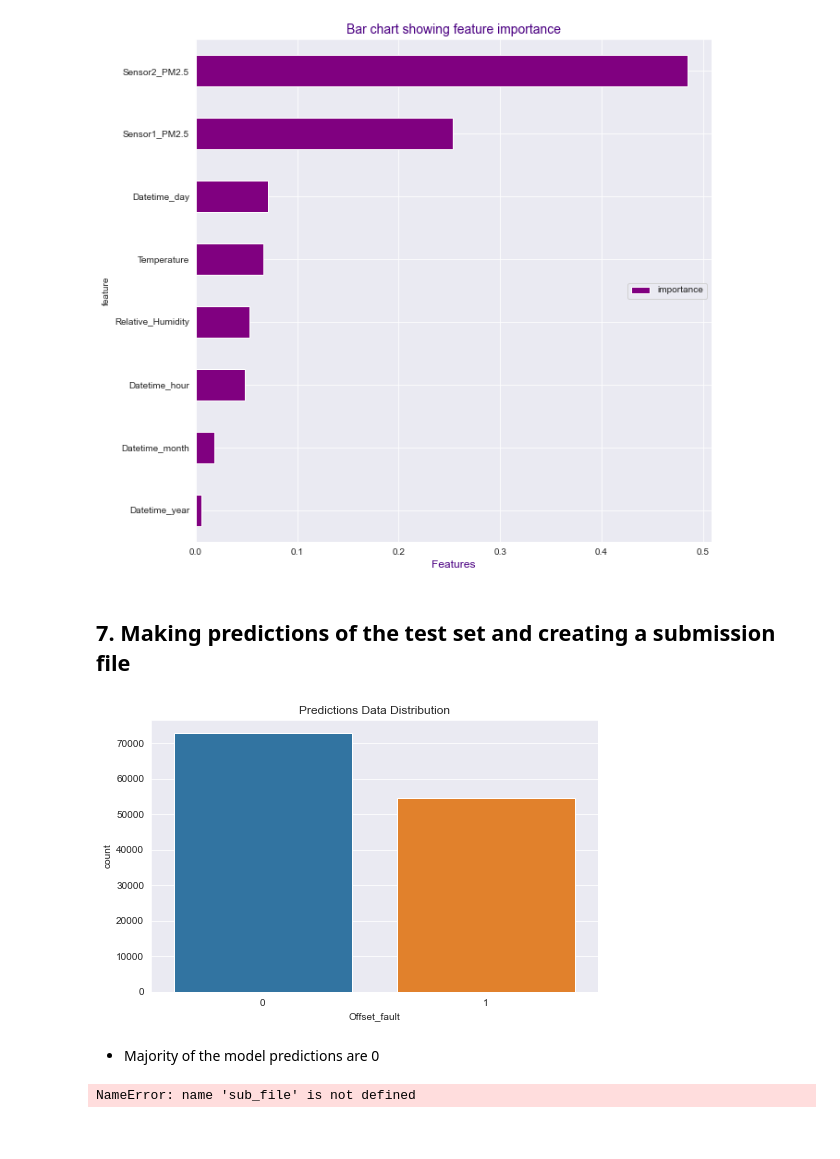
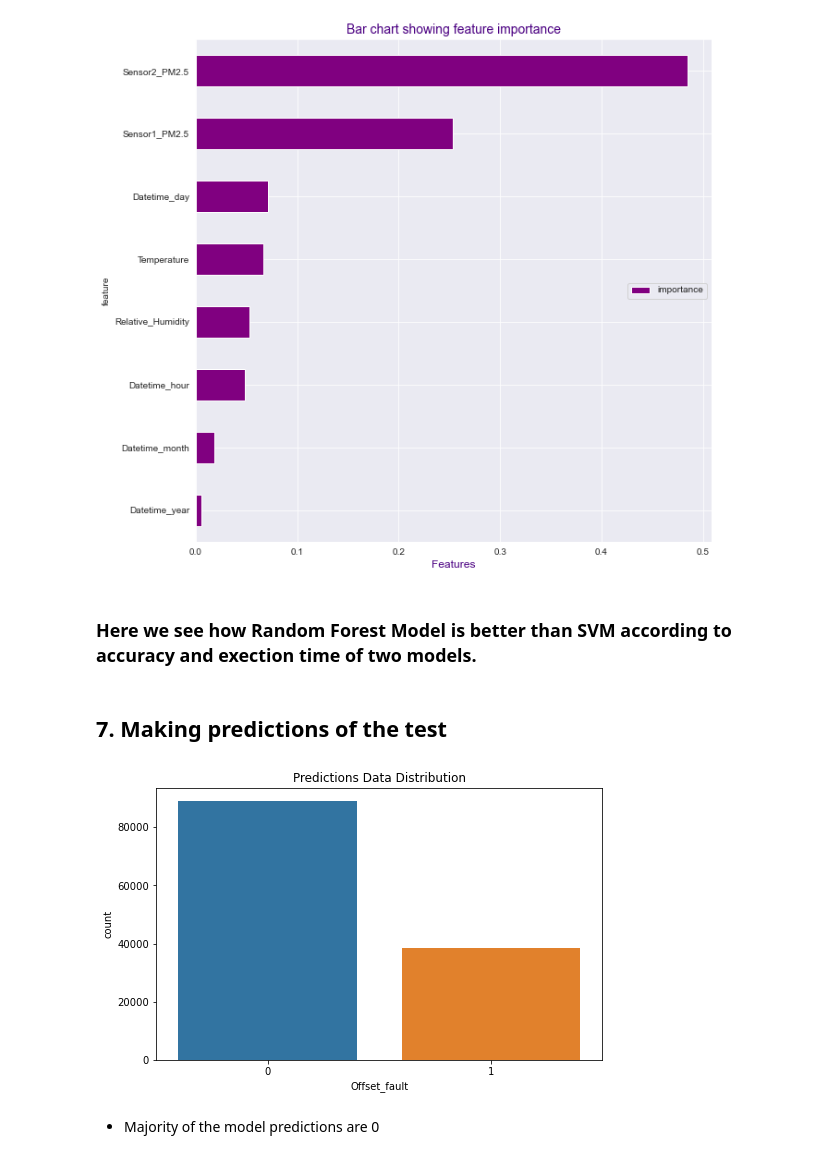
Before and after one commit to marcdonald237/implementation_of_info_dcs_project, a Jupyter notebook: Airqo_Notebook.ipynb, the cells around one changed output. Cells and saved outputs as stored; diff of their text form; code cells hidden in the pictures.

```diff
--- a/Airqo_Notebook.ipynb
+++ b/Airqo_Notebook.ipynb
@@ -251,27 +282,21 @@ plt.xlabel('Features', fontsize = 12, color = 'indigo')
 plt.show()
 # %% [output]
 [figure]
+# %% [markdown]
+### Here we see how Random Forest Model is better than SVM according to accuracy and exection time of two models.
 # %% [markdown]
 <a name="Predictions"></a>
-## 7. Making predictions of the test set and creating a submission file
+## 7. Making predictions of the test
 # %%
 # Make prediction on the test set
-test_df = test[train_feats]
+test_df = test[test_feats]
 predictions = clf.predict(test_df)
-
-# # Create a submission file
-sub_file = samplesubmission.copy()
-sub_file.Offset_fault = predictions
 
 # Check the distribution of your predictions
 plt.figure(figsize=(8, 5))
 sns.countplot(sub_file.Offset_fault)
 plt.title('Predictions Data Distribution');
 # %% [output]
-[figure, old version]
+[figure, new version]
 # %% [markdown]
  - Majority of the model predictions are 0
-# %%
-sub_file.to_csv('Baseline.csv', index=False)
-# %% [output]
-NameError: name 'sub_file' is not defined
```
Also changed, not shown: parts of 9 cells of this notebook, 3 other files.
